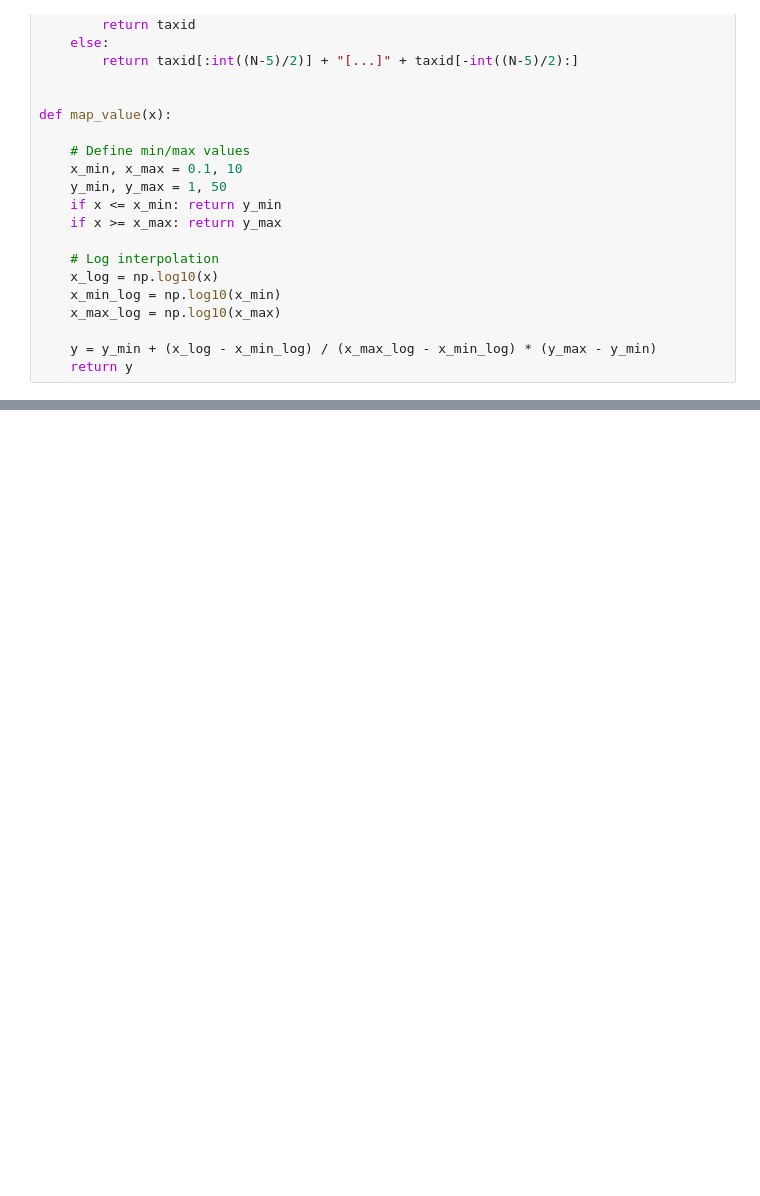
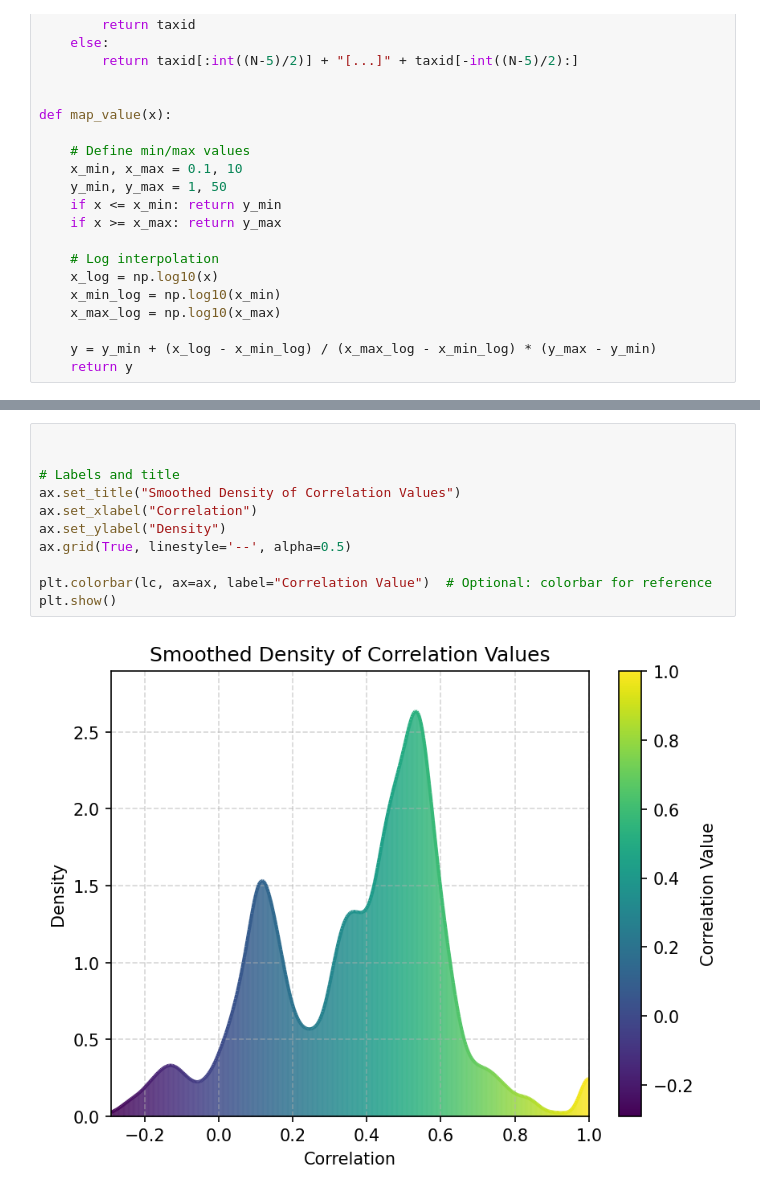
Before and after one commit to ersilia-os/chembl-antimicrobial-tasks, a Jupyter notebook: notebooks/diagnosis.ipynb, the cells around one changed output, grey strips where cells are left out. Cells and saved outputs as stored; diff of their text form; blank space fills up the shorter version.

```diff
--- a/notebooks/diagnosis.ipynb
+++ b/notebooks/diagnosis.ipynb
@@ -309,0 +326,13 @@ plt.show()
+# %%
+
+
+# Labels and title
+ax.set_title("Smoothed Density of Correlation Values")
+ax.set_xlabel("Correlation")
+ax.set_ylabel("Density")
+ax.grid(True, linestyle='--', alpha=0.5)
+
+plt.colorbar(lc, ax=ax, label="Correlation Value")  # Optional: colorbar for reference
+plt.show()
+# %% [output]
+[figure, added]
```
Also changed, not shown: parts of 5 cells of this notebook, 48 other files.
